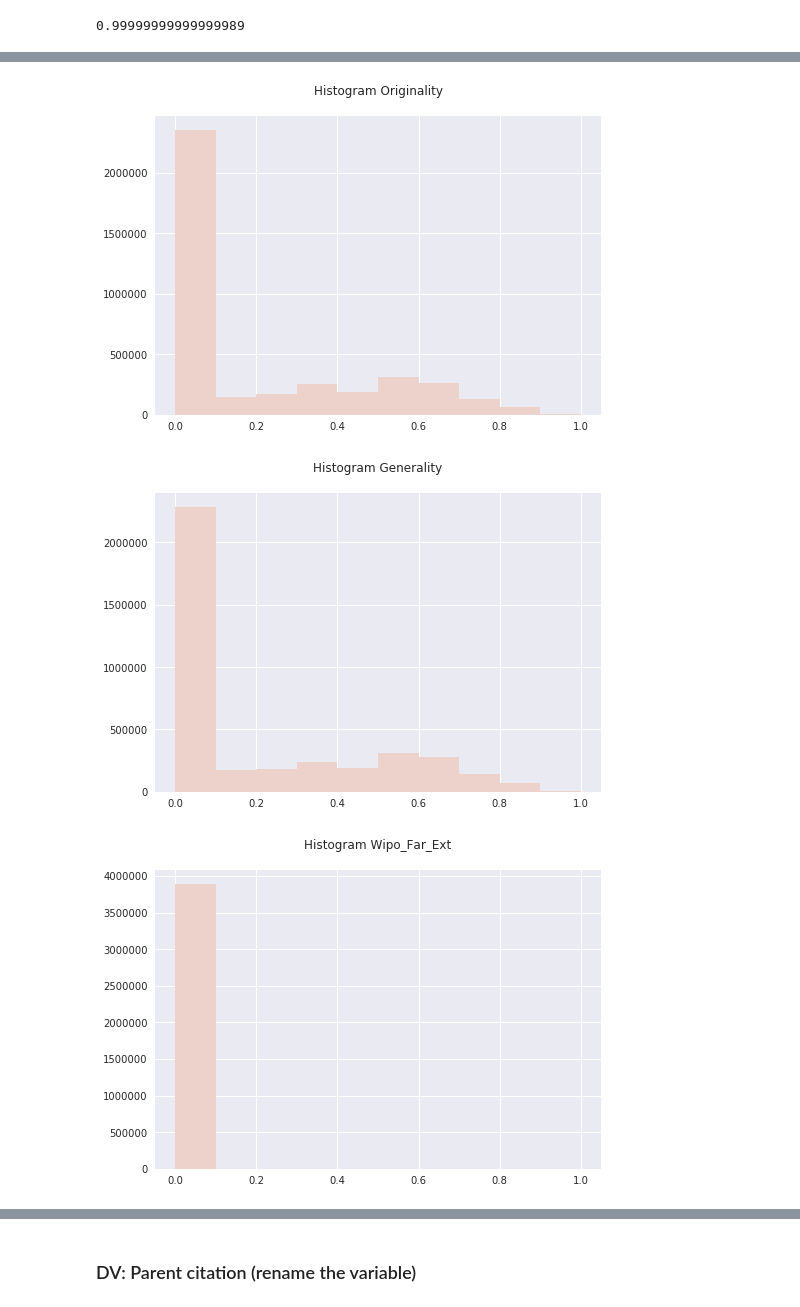
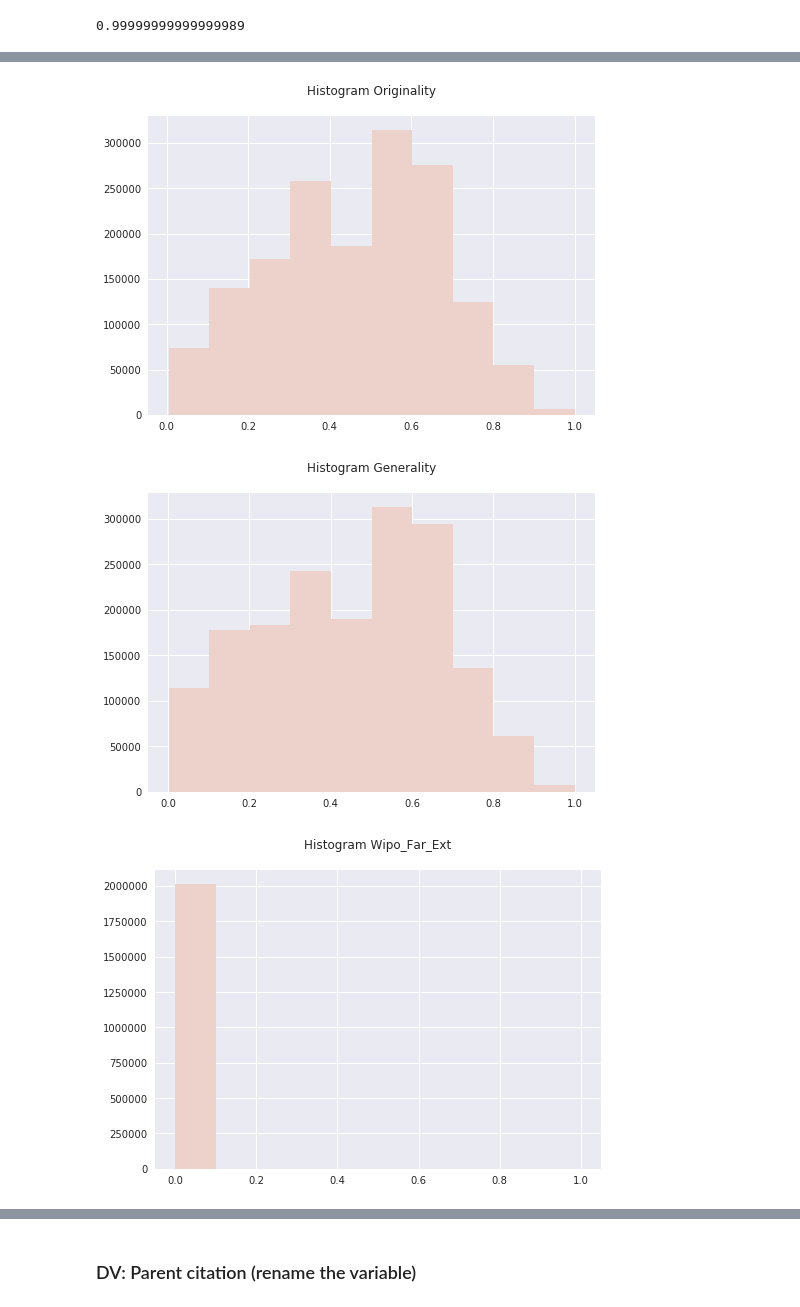
Before and after one commit to rsdias/patent_analysis, a Jupyter notebook: external_knowledge.ipynb, the cells around one changed output, grey strips where cells are left out. Cells and saved outputs as stored; diff of their text form; code cells hidden in the pictures.

```diff
--- a/external_knowledge.ipynb
+++ b/external_knowledge.ipynb
@@ -220,0 +216,3 @@ df['year']=df.date.dt.year
+# %%
+df=df[df['cit_received']>0] #patents without citations introduce noise
+df.info()
@@ -299,26 +318,26 @@ df.describe(include=[np.object])#.append(df[np.object].isnull().sum().rename('is
 # num_cols.remove('decade')
 # num_cols.remove('year')
 # %%
-# for variable in num_cols:
+for variable in num_cols:
 
-#     title=variable.replace('_', ' ')
-#     fig, axes = plt.subplots(nrows=1, ncols=2, figsize=(14, 6))
+    title=variable.replace('_', ' ')
+    fig, axes = plt.subplots(nrows=1, ncols=2, figsize=(14, 6))
 
-#     axes[0] = df.groupby('year').mean().plot(y=variable, ax=axes[0])
-#     evl_title='Evolution of '+ title +'\n'
-#     axes[0].set_title(evl_title)
-#     axes[0].set_ylim(bottom=0)
+    axes[0] = df.groupby('year').mean().plot(y=variable, ax=axes[0])
+    evl_title='Evolution of '+ title +'\n'
+    axes[0].set_title(evl_title)
+    axes[0].set_ylim(bottom=0)
 
-#     axes[1] = sns.boxplot(x='decade', y=variable, data=df)
+    axes[1] = sns.boxplot(x='decade', y=variable, data=df)
 
-#     box_title='Dispersion of '+ title +'\n'
-#     axes[1].set_title(box_title)
-#     axes[1].set_ylim(bottom=0)
-#     axes[1].set_ylabel("")
+    box_title='Dispersion of '+ title +'\n'
+    axes[1].set_title(box_title)
+    axes[1].set_ylim(bottom=0)
+    axes[1].set_ylabel("")
 
-#     filename='./img/evol_dispersion_'+variable.lower()+'.png'
-#     plt.savefig(filename)
-#     plt.show()
+    filename='./img/evol_dispersion_'+variable.lower()+'.png'
+    plt.savefig(filename)
+    plt.show()
 # %%
 # the generality data on the 2010's is too concentrated around 0
 # to check, I draw this hist to understand what is happening
@@ -439,6 +437,6 @@ max_pagerank
 0.99999999999999989
 # %%
 #transform DV first by inverting (max_pagerank-1) and then applying log (see Andy Field)
-df['t-pagerank']=df['pagerank'].apply(lambda x: math.log(max_pagerank+1-x))
+df['t_pagerank']=df['pagerank'].apply(lambda x: math.log(max_pagerank+1-x))
 # %%
 num_cols=list(df.select_dtypes(include=[np.number]).columns.values)
@@ -459,7 +444,7 @@ num_cols
 # %%
 # histograms
 for variable in num_cols:
-    ax=df[variable].hist()
+    ax=df[df[variable]>df[variable].min()][variable].hist()
     ax.set_title('Histogram '+ variable.title()+'\n')
     plt.show()
 # %% [output]
@@ -471,3 +456,3 @@ for variable in num_cols:
-[figure, old version]
+[figure, new version]
-[figure, old version]
+[figure, new version]
-[figure, old version]
+[figure, new version]
```
Also changed, not shown: parts of 13 cells of this notebook, 14 other files.
